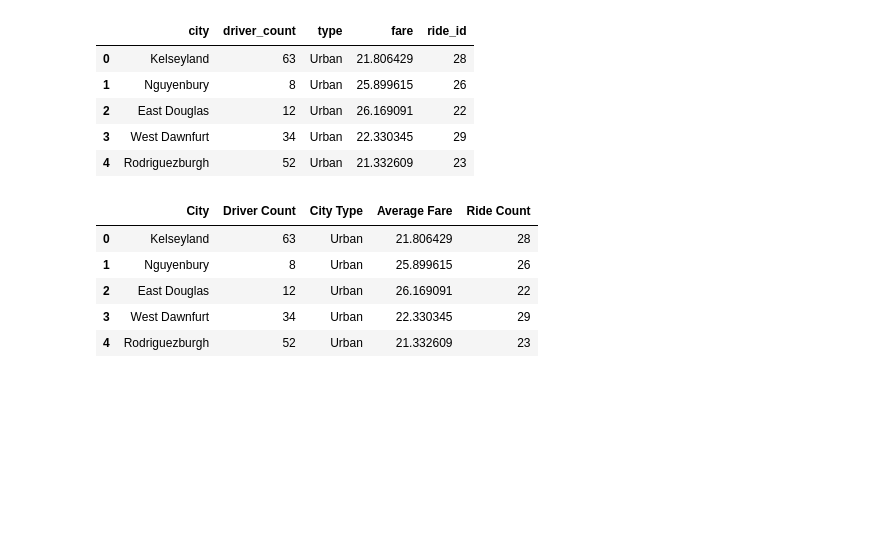
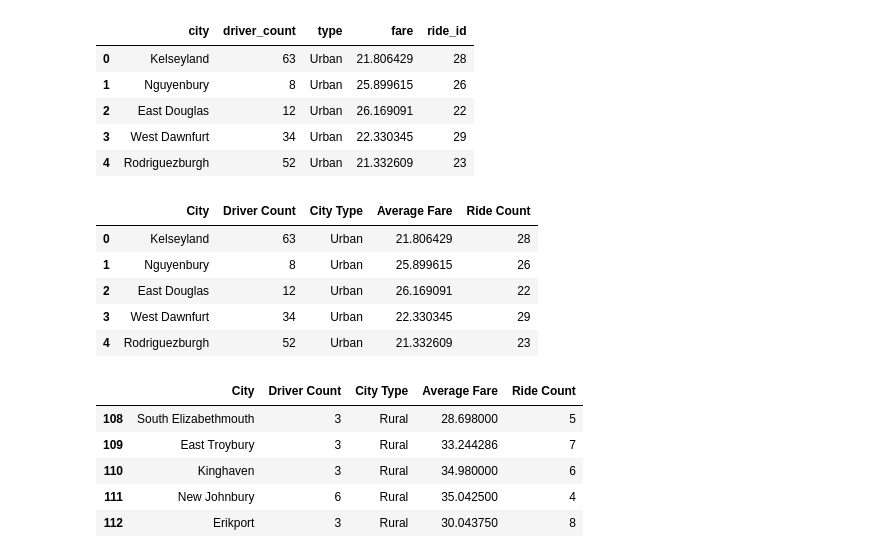
Before and after one commit to thomasjoldfield/PowerOfPlots, a Jupyter notebook: pyber.ipynb, the cells around one changed output. Saved outputs shown, nothing was run; the diff lists cells and outputs as text; code cells hidden in the pictures; blank space fills up the shorter version.

```diff
--- a/pyber.ipynb
+++ b/pyber.ipynb
@@ -86,6 +85,19 @@ merge_ride_df.head()
 | 2 | East Douglas | 12 | Urban | 26.169091 | 22 |
 | 3 | West Dawnfurt | 34 | Urban | 22.330345 | 29 |
 | 4 | Rodriguezburgh | 52 | Urban | 21.332609 | 23 |
+# %%
+urban_data = merge_ride_df.loc[merge_ride_df["City Type"] == "Urban"]
+suburban_data = merge_ride_df.loc[merge_ride_df["City Type"] == "Suburban"]
+rural_data = merge_ride_df.loc[merge_ride_df["City Type"] == "Rural"]
+
+rural_data.head()
+# %% [output]
+|  | City | Driver Count | City Type | Average Fare | Ride Count |
+| 108 | South Elizabethmouth | 3 | Rural | 28.698000 | 5 |
+| 109 | East Troybury | 3 | Rural | 33.244286 | 7 |
+| 110 | Kinghaven | 3 | Rural | 34.980000 | 6 |
+| 111 | New Johnbury | 6 | Rural | 35.042500 | 4 |
+| 112 | Erikport | 3 | Rural | 30.043750 | 8 |
 # %%
 x_axis = merge_ride_df["Driver Count"]
 y_axis = merge_ride_df["Average Fare"]
```
Also changed, not shown: parts of 2 cells of this notebook.
